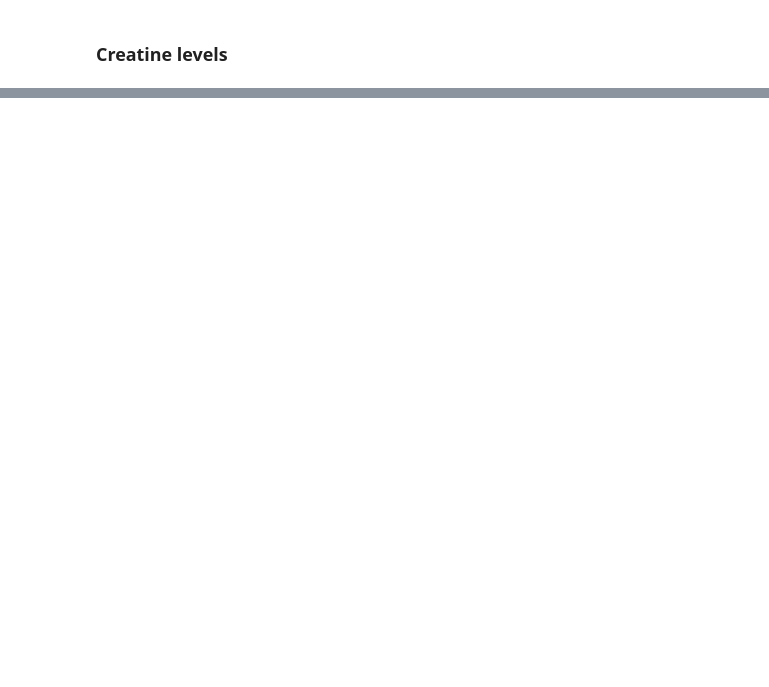
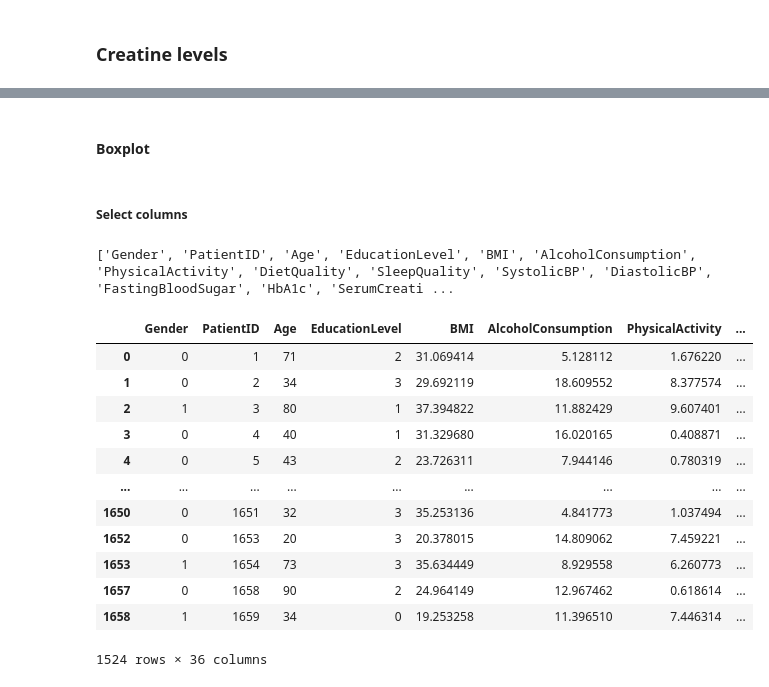
Before and after one commit to taos15/chronic_kidney_disease, a Jupyter notebook: notebooks/kidney_dea.ipynb, the cells around one changed output, grey strips where cells are left out. Cells and saved outputs as stored; diff of their text form; code cells hidden in the pictures; blank space fills up the shorter version.

```diff
--- a/notebooks/kidney_dea.ipynb
+++ b/notebooks/kidney_dea.ipynb
@@ -155,8 +357,27 @@ post_kidney_df.quantile(0.25)
+# %% [markdown]
+#### Boxplot
+# %% [markdown]
+##### Select columns
 # %%
 
-more_than_1_columns = ["Gender"] + [str(col_name) for col_name, col_value in post_kidney_df.quantile(0.25,numeric_only=True).items() if col_value > 1]
+more_than_1_columns = ["Gender"] + [str(col_name) for col_name, col_value in post_kidney_df.quantile(0.50,numeric_only=True).items() if col_value > 1]
 print( more_than_1_columns)
 filtered_df(post_kidney_df,columns=more_than_1_columns)
+# %% [output]
+['Gender', 'PatientID', 'Age', 'EducationLevel', 'BMI', 'AlcoholConsumption', 'PhysicalActivity', 'DietQuality', 'SleepQuality', 'SystolicBP', 'DiastolicBP', 'FastingBloodSugar', 'HbA1c', 'SerumCreati ...
+|  | Gender | PatientID | Age | EducationLevel | BMI | AlcoholConsumption | PhysicalActivity | ... |
+| 0 | 0 | 1 | 71 | 2 | 31.069414 | 5.128112 | 1.676220 | ... |
+| 1 | 0 | 2 | 34 | 3 | 29.692119 | 18.609552 | 8.377574 | ... |
+| 2 | 1 | 3 | 80 | 1 | 37.394822 | 11.882429 | 9.607401 | ... |
+| 3 | 0 | 4 | 40 | 1 | 31.329680 | 16.020165 | 0.408871 | ... |
+| 4 | 0 | 5 | 43 | 2 | 23.726311 | 7.944146 | 0.780319 | ... |
+| ... | ... | ... | ... | ... | ... | ... | ... | ... |
+| 1650 | 0 | 1651 | 32 | 3 | 35.253136 | 4.841773 | 1.037494 | ... |
+| 1652 | 0 | 1653 | 20 | 3 | 20.378015 | 14.809062 | 7.459221 | ... |
+| 1653 | 1 | 1654 | 73 | 3 | 35.634449 | 8.929558 | 6.260773 | ... |
+| 1657 | 0 | 1658 | 90 | 2 | 24.964149 | 12.967462 | 0.618614 | ... |
+| 1658 | 1 | 1659 | 34 | 0 | 19.253258 | 11.396510 | 7.446314 | ... |
+1524 rows × 36 columns
 # %%
 gender_boxplot_graph(filtered_df(post_kidney_df,columns=more_than_1_columns , rm_columns=["SleepQuality",
                                                                                             "HbA1c",
```
Also changed, not shown: parts of 24 cells of this notebook, 2 other files.
